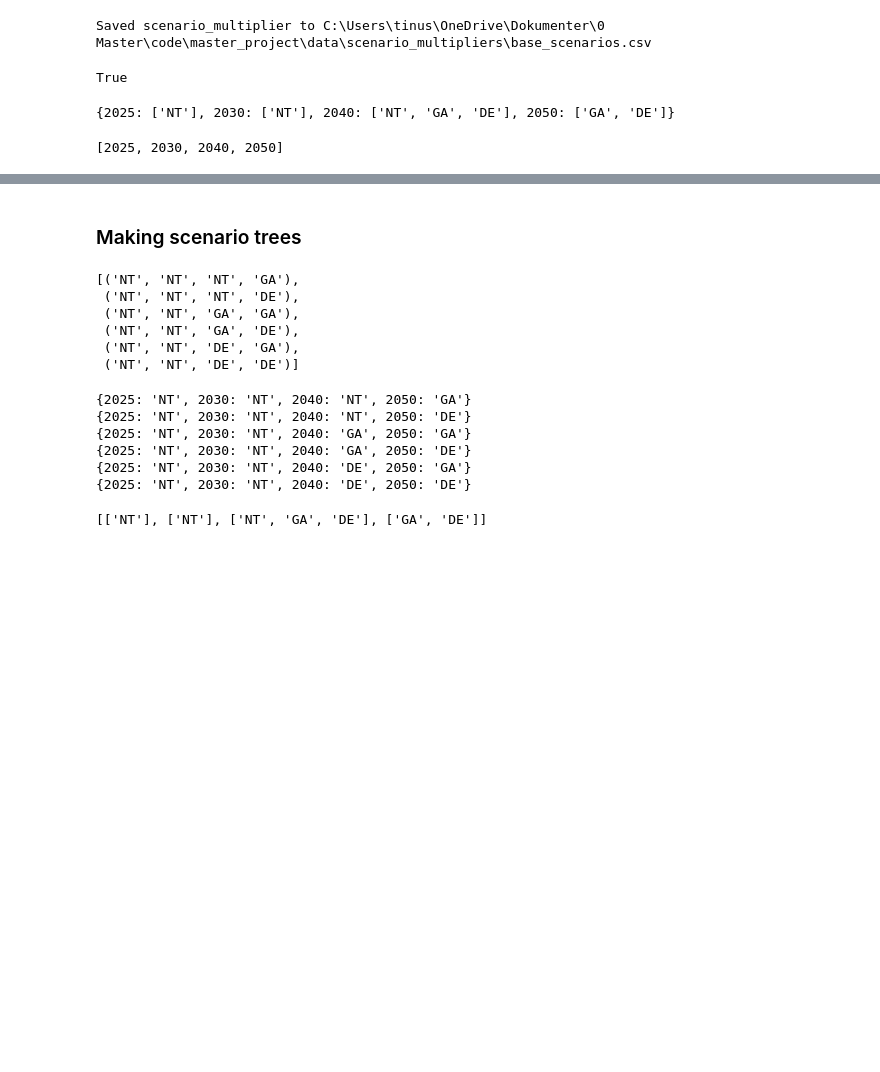
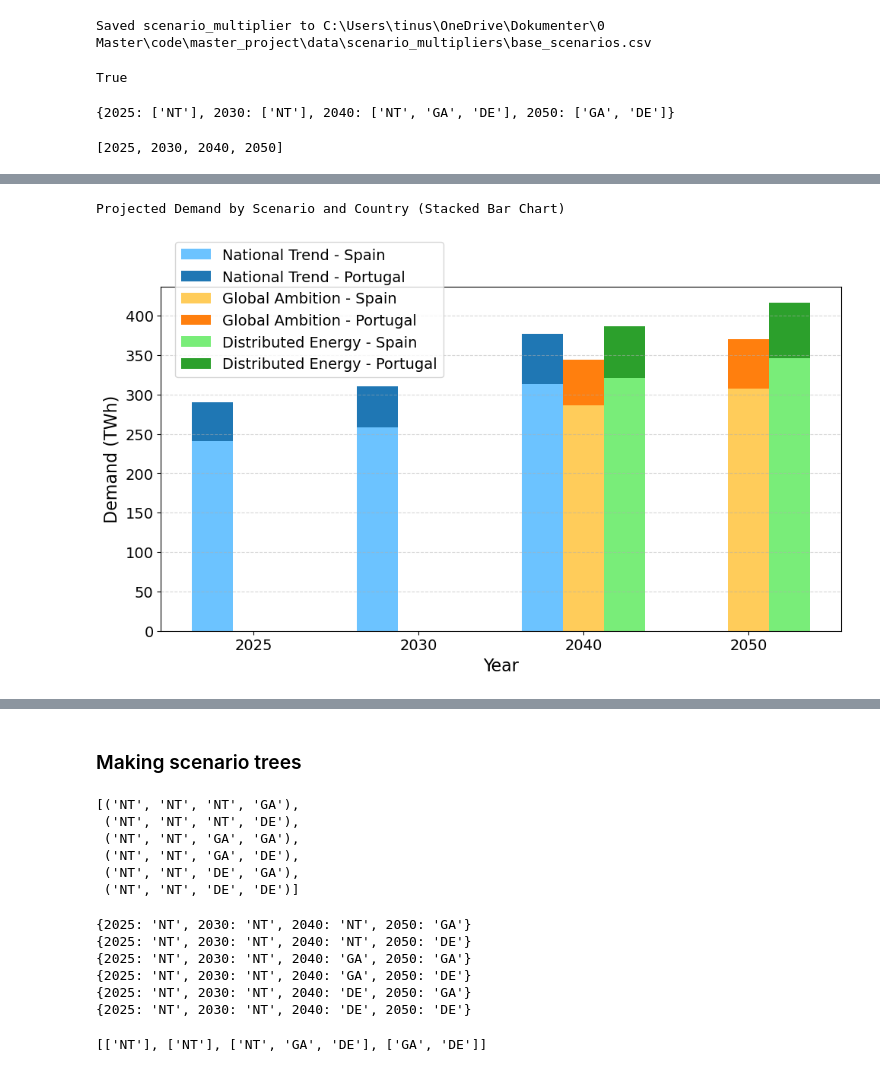
Before and after one commit to TinusAlsos/master_project, a Jupyter notebook: notebooks/scenarios.ipynb, the cells around one changed output, grey strips where cells are left out. Cells and saved outputs as stored; diff of their text form; code cells hidden in the pictures; blank space fills up the shorter version.

```diff
--- a/notebooks/scenarios.ipynb
+++ b/notebooks/scenarios.ipynb
@@ -51,0 +103,4 @@ base_demand
+# %%
+base_demand_spain = total_demand_by_country["ES"]
+base_demand_portugal = total_demand_by_country["PT"]
+base_demand_spain, base_demand_portugal
@@ -142,0 +298,75 @@ scenario_multiplier.index.values.tolist()
+# %%
+import os
+import pandas as pd
+import matplotlib.pyplot as plt
+import numpy as np
+import matplotlib.colors as mcolors
+
+# Compute projections for Spain and Portugal
+demand_spain = scenario_multiplier.multiply(base_demand_spain) / 1e6  # TWh
+demand_portugal = scenario_multiplier.multiply(base_demand_portugal) / 1e6  # TWh
+
+# Print title instead of embedding in plot
+print("Projected Demand by Scenario and Country (Stacked Bar Chart)")
+
+plt.figure(figsize=(10, 6))
+
+years = scenario_multiplier.index.tolist()
+scenarios = scenario_multiplier.columns.tolist()
+bar_width = 0.25
+x = np.arange(len(years))
+
+for i, scen in enumerate(scenarios):
+    values_spain = demand_spain[scen].values
+    values_portugal = demand_portugal[scen].values
+
+    # Define colors
+    color_portugal = scenario_colors[scen]
+    color_spain = (
+        pd.Series(color_portugal)
+        .apply(lambda c: tuple(np.clip(np.array(mcolors.to_rgb(c)) + 0.3, 0, 1)))
+        .iloc[0]
+    )  # lighter version
+
+    # Plot Spain (bottom of stack)
+    plt.bar(
+        x + i * bar_width,
+        values_spain,
+        width=bar_width,
+        label=f"{short_hand_to_full_name[scen]} - Spain",
+        color=color_spain,
+    )
+
+    # Plot Portugal (on top of Spain)
+    plt.bar(
+        x + i * bar_width,
+        values_portugal,
+        width=bar_width,
+        bottom=values_spain,
+        label=f"{short_hand_to_full_name[scen]} - Portugal",
+        color=color_portugal,
+    )
+
+# Axis & style
+plt.xlabel("Year", fontsize=16)
+plt.ylabel("Demand (TWh)", fontsize=16)
+plt.xticks(x + bar_width * (len(scenarios) - 1) / 2, years, fontsize=14)
+plt.yticks(fontsize=14)
+plt.legend(
+    fontsize=14,
+    loc="upper left",
+    bbox_to_anchor=(0.01, 1.15),  # x: a bit from the left, y: just above the top
+)
+
+
+plt.grid(axis="y", linestyle="--", alpha=0.5)
+plt.tight_layout()
+
+# Save figure
+os.makedirs(folder_path, exist_ok=True)
+plt.savefig(os.path.join(folder_path, "projected_demand_by_scenario_stacked.png"))
+
+plt.show()
+# %% [output]
+Projected Demand by Scenario and Country (Stacked Bar Chart)
+[figure, added]
```
Also changed, not shown: parts of 13 cells of this notebook, 3 other files.
